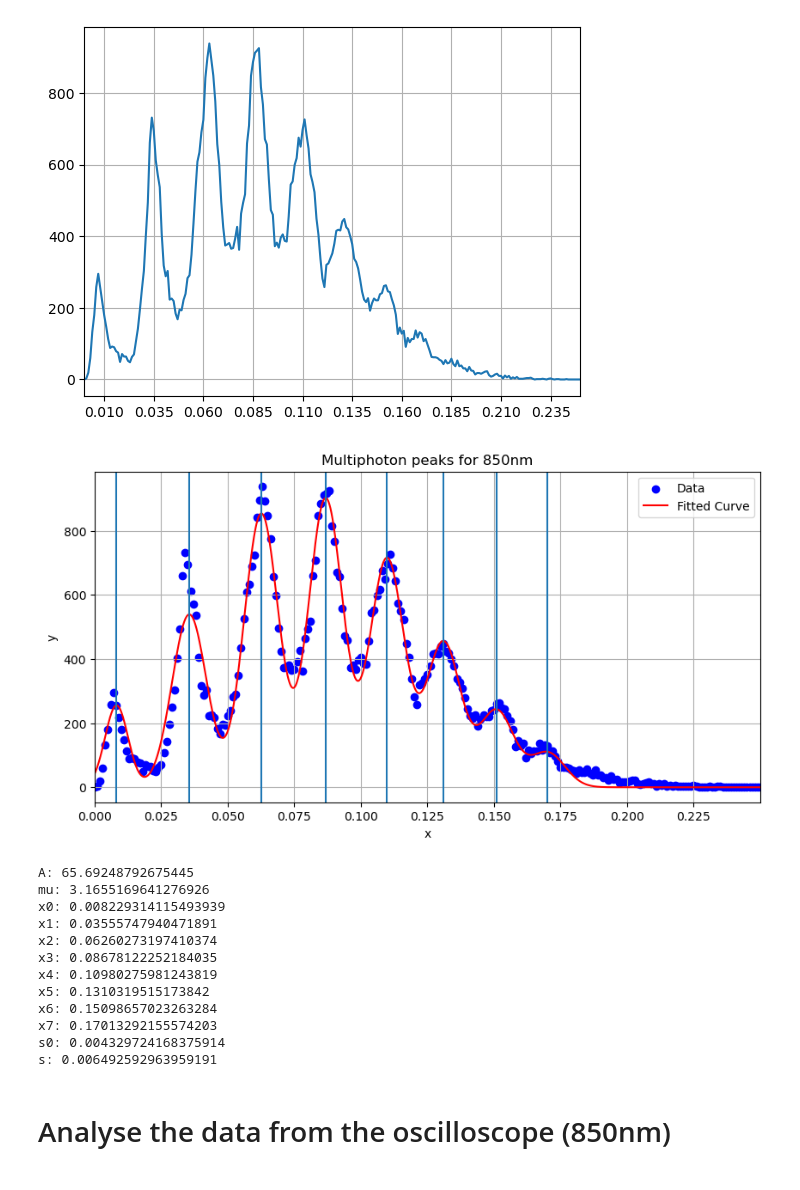
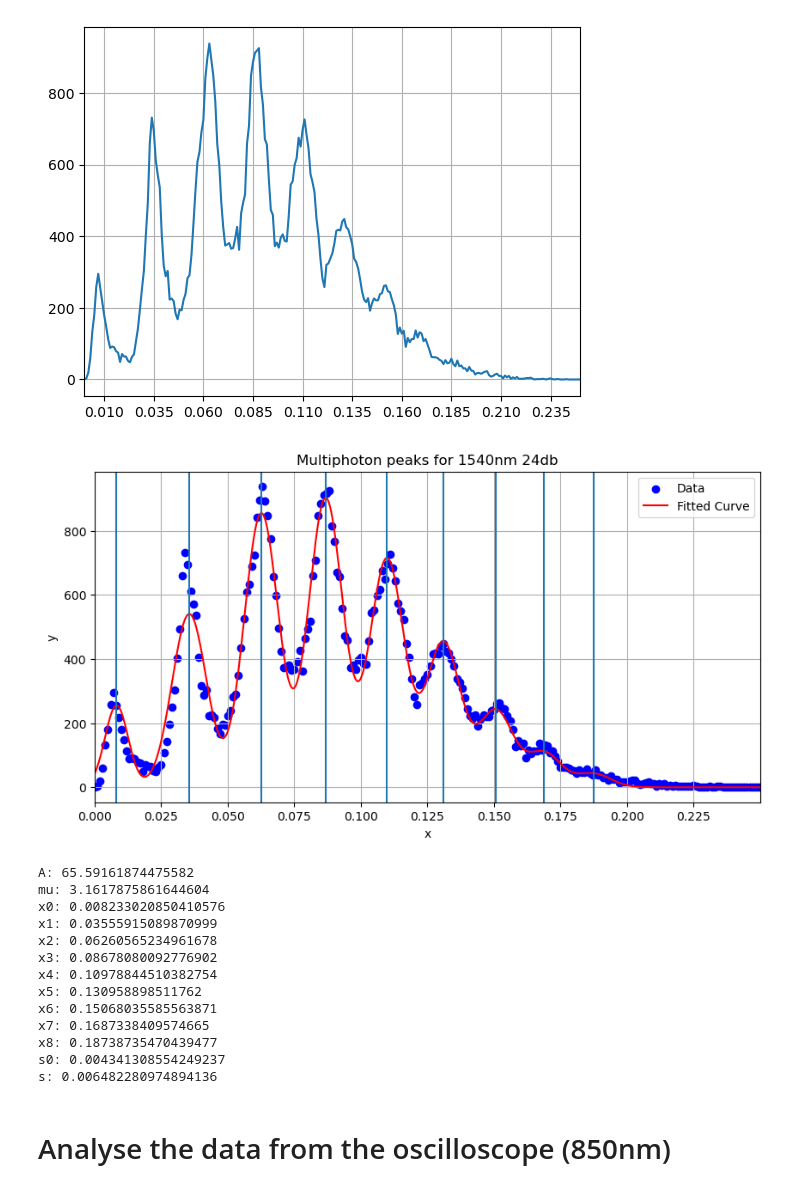
Before and after one commit to nyuad-astroparticle/TES-analysis, a Jupyter notebook: new_calibration.ipynb, the cells around one changed output. Saved outputs shown, nothing was run; the diff lists cells and outputs as text; code cells hidden in the pictures.

```diff
--- a/new_calibration.ipynb
+++ b/new_calibration.ipynb
@@ -39,16 +41,17 @@ traces              = {channel: [trc_loader.open(os.path.join(data_dir,filename)
 # Create arrays of events and their time
 events              = []
 events_time         = [] # not used for analysis, but could be helpful for plotting events
+ch = 'C1'
 # Since some traces have different lenghts we need to trim them
-for j in range(0, len(traces['C1'])):
-    if len(traces['C1'][j][1]) == 2502000:
-        for i in range(0, (len(traces['C1'][j][1]) // 2502)):
-            events.append(traces['C1'][j][1][ 1 + i*2502: (i+1)*2502 - 1])
-            events_time.append(traces['C1'][j][0][1+ i*2502: (i+1)*2502 - 1])
+for j in range(0, len(traces[ch])):
+    if len(traces[ch][j][1]) == 2502000:
+        for i in range(0, (len(traces[ch][j][1]) // 2502)):
+            events.append(traces[ch][j][1][ 1 + i*2502: (i+1)*2502 - 1])
+            events_time.append(traces[ch][j][0][1+ i*2502: (i+1)*2502 - 1])
     else:
-        for i in range(0, (len(traces['C1'][j][1]) // 2501)):
-            events.append(traces['C1'][j][1][ 1 + i*2501: (i+1)*2501])
-            events_time.append(traces['C1'][j][0][ 1 + i*2501: (i+1)*2501])
+        for i in range(0, (len(traces[ch][j][1]) // 2501)):
+            events.append(traces[ch][j][1][ 1 + i*2501: (i+1)*2501])
+            events_time.append(traces[ch][j][0][ 1 + i*2501: (i+1)*2501])
 print(len(events)) # check how many events we have
 # %% [output]
 51000
@@ -244,7 +247,7 @@ plt.show()
 [figure]
 # %%
 # Define your new function for more Gaussian distributed peaks
-def fgauss_1540_24db(x, A, mu, x0, x1, x2, x3, x4, x5, x6, x7, s0, s):
+def fgauss_1540_24db(x, A, mu, x0, x1, x2, x3, x4, x5, x6, x7, x8, s0, s):
     return A * np.exp(-mu) / np.sqrt(2 * np.pi) * (
                                          np.exp(-(x - x0) ** 2 / (2 * s0 ** 2))/ s0+
         mu *                             np.exp(-(x - x1) ** 2 / (2 * s ** 2)) / s +
@@ -253,71 +256,78 @@ def fgauss_1540_24db(x, A, mu, x0, x1, x2, x3, x4, x5, x6, x7, s0, s):
         mu ** 4 / np.math.factorial(4) * np.exp(-(x - x4) ** 2 / (2 * s ** 2)) / s +
         mu ** 5 / np.math.factorial(5) * np.exp(-(x - x5) ** 2 / (2 * s ** 2)) / s +
         mu ** 6 / np.math.factorial(6) * np.exp(-(x - x6) ** 2 / (2 * s ** 2)) / s +
-        mu ** 7 / np.math.factorial(7) * np.exp(-(x - x7) ** 2 / (2 * s ** 2)) / s
-        )
+        mu ** 7 / np.math.factorial(7) * np.exp(-(x - x7) ** 2 / (2 * s ** 2)) / s +
+        mu ** 8 / np.math.factorial(8) * np.exp(-(x - x8) ** 2 / (2 * s ** 2)) / s)
+        # mu ** 9 / np.math.factorial(9) * np.exp(-(x - x9) ** 2 / (2 * s ** 2)) / s
+        # )
 
 # Initial guesses for parameters (A, mu, x0, x1, x2, x3, s0, s)
-initial_guesses_850 = (73, 3, 0.008, 0.0345, 0.065, 0.087, 0.11, 0.13, 0.15, 0.17, 0.0048, 0.009)
+initial_guesses_850 = (150, 3.2, 0.008, 0.0345, 0.062, 0.085, 0.110, 0.13, 0.145, 0.17, 0.185, 0.0048, 0.007)
 
 # Fit the curve to your data
 params_1540_24db, covariance_1540_24db = curve_fit(fgauss_1540_24db, x_1540_24db, y_1540_24db, p0=initial_guesses_850, maxfev=20000)
 
 # The optimized parameters are in 'params'
-A_fit_1540_24db, mu_fit_1540_24db, x0_fit_1540_24db, x1_fit_1540_24db, x2_fit_1540_24db, x3_fit_1540_24db, x4_fit_1540_24db, x5_fit_1540_24db, x6_fit_1540_24db, x7_fit_1540_24db, s0_fit_1540_24db, s_fit_1540_24db = params_1540_24db
+A_fit_1540_24db, mu_fit_1540_24db, x0_fit_1540_24db, x1_fit_1540_24db, x2_fit_1540_24db, x3_fit_1540_24db, x4_fit_1540_24db, x5_fit_1540_24db, x6_fit_1540_24db, x7_fit_1540_24db, x8_fit_1540_24db, s0_fit_1540_24db, s_fit_1540_24db = params_1540_24db
 
 # Generate data points for the fitted curve
-x_curve = np.linspace(np.min(x_1540_24db), max(x_1540_24db), 10000)
-y_curve = fgauss_1540_24db(x_curve, *params_1540_24db)
+x_curve_1540_24db = np.linspace(np.min(x_1540_24db), max(x_1540_24db), 10000)
+y_curve_1540_24db = fgauss_1540_24db(x_curve_1540_24db, *params_1540_24db)
 # Create a plot
 plt.figure(figsize=(10, 5))
 plt.scatter(x_1540_24db, y_1540_24db, label='Data', color='b')
-plt.plot(x_curve, y_curve, label='Fitted Curve', color='r')
+plt.plot(x_curve_1540_24db, y_curve_1540_24db, label='Fitted Curve', color='r')
 plt.axvline(x0_fit_1540_24db)
 plt.axvline(x1_fit_1540_24db)
 plt.axvline(x2_fit_1540_24db)
 plt.axvline(x3_fit_1540_24db)
 plt.axvline(x4_fit_1540_24db)
 plt.axvline(x5_fit_1540_24db)
 plt.axvline(x6_fit_1540_24db)
 plt.axvline(x7_fit_1540_24db)
+plt.axvline(x8_fit_1540_24db)
+# plt.axvline(x9_fit_1540_24db)
 plt.xlabel('x')
 plt.ylabel('y')
 plt.legend()
 plt.grid(True)
-plt.title('Multiphoton peaks for 850nm')
+plt.title('Multiphoton peaks for 1540nm 24db')
 
 # Show the plot
 plt.xlim(0, 0.25)
 plt.xticks(np.arange(0, 0.25, 0.025))
 plt.show()
 
 # Print the optimized parameters
 print(f"A: {A_fit_1540_24db}")
 print(f"mu: {mu_fit_1540_24db}")
 print(f"x0: {x0_fit_1540_24db}")
 print(f"x1: {x1_fit_1540_24db}")
 print(f"x2: {x2_fit_1540_24db}")
 print(f"x3: {x3_fit_1540_24db}")
 print(f"x4: {x4_fit_1540_24db}")
 print(f"x5: {x5_fit_1540_24db}")
 print(f"x6: {x6_fit_1540_24db}")
 print(f"x7: {x7_fit_1540_24db}")
+print(f"x8: {x8_fit_1540_24db}")
+# print(f"x9: {x9_fit_1540_24db}")
 print(f"s0: {s0_fit_1540_24db}")
 print(f"s: {s_fit_1540_24db}")
 # %% [output]
-[figure, old version]
+[figure, new version]
-A: 65.69248792675445
-mu: 3.1655169641276926
-x0: 0.008229314115493939
-x1: 0.03555747940471891
-x2: 0.06260273197410374
-x3: 0.08678122252184035
-x4: 0.10980275981243819
-x5: 0.1310319515173842
-x6: 0.15098657023263284
-x7: 0.17013292155574203
-s0: 0.004329724168375914
-s: 0.006492592963959191
+A: 65.59161874475582
+mu: 3.1617875861644604
+x0: 0.008233020850410576
+x1: 0.03555915089870999
+x2: 0.06260565234961678
+x3: 0.08678080092776902
+x4: 0.10978844510382754
+x5: 0.130958898511762
+x6: 0.15068035585563871
+x7: 0.1687338409574665
+x8: 0.18738735470439477
+s0: 0.004341308554249237
+s: 0.006482280974894136
 # %% [markdown]
 # Analyse the data from the oscilloscope (850nm)
 # %%
```
Also changed, not shown: parts of 6 cells of this notebook.
